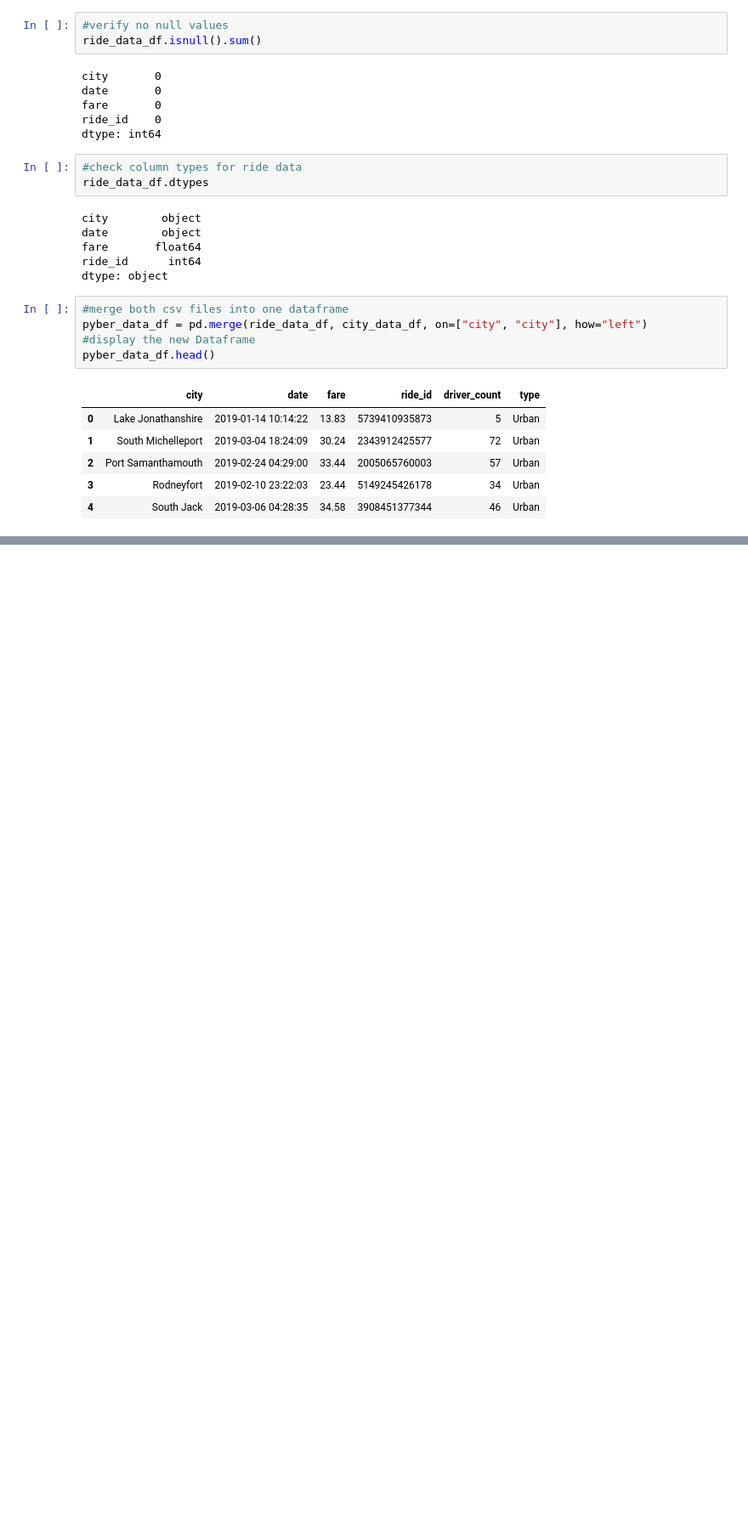
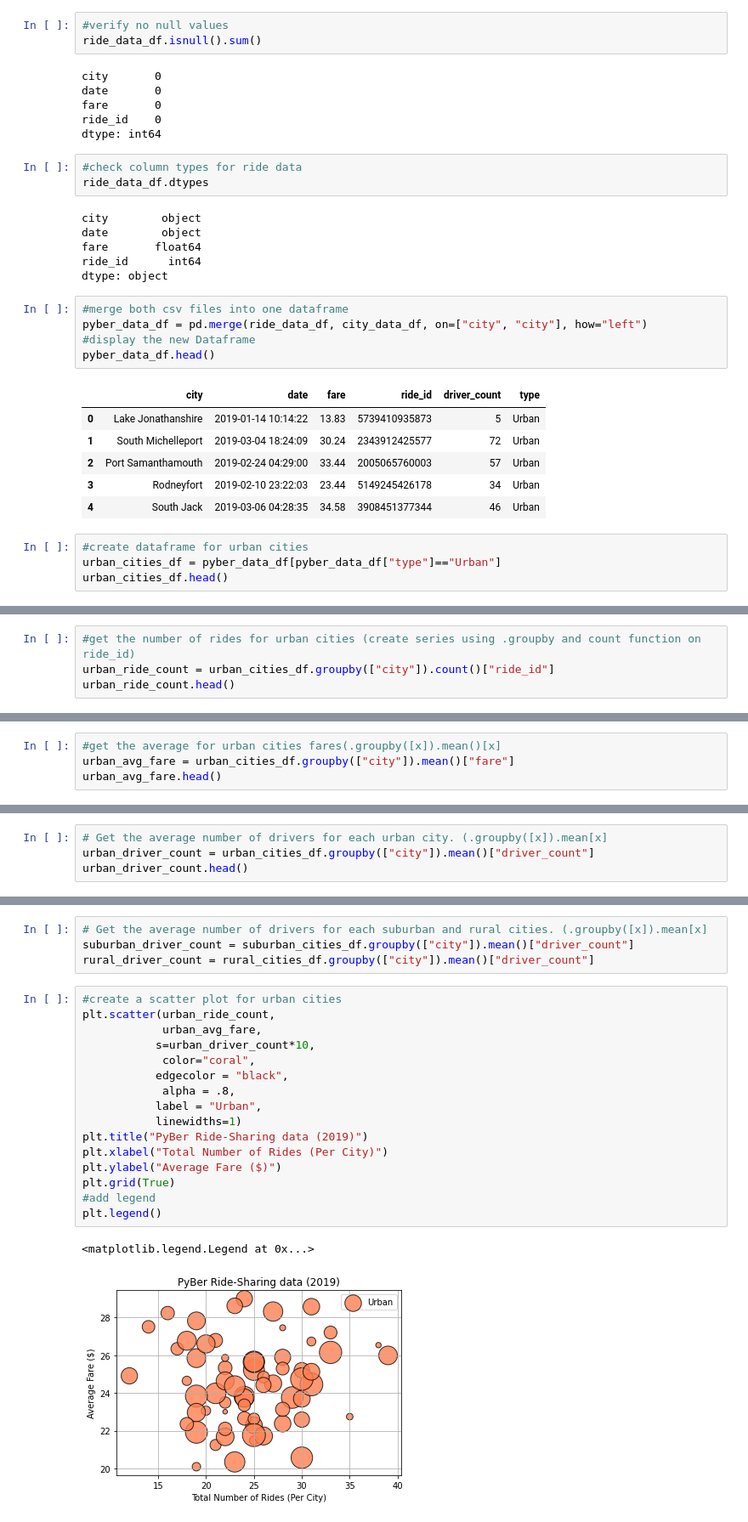
Before and after one commit to Ajsforlife/Pyber_Analysis, a Jupyter notebook: PyBer.ipynb, the cells around one changed output, grey strips where cells are left out. Shown at 85% size. Saved outputs shown, nothing was run; the diff lists cells and outputs as text; blank space fills up the shorter version.

```diff
--- a/PyBer.ipynb
+++ b/PyBer.ipynb
@@ -124,3 +124,7 @@ pyber_data_df.head()
 | 2 | Port Samanthamouth | 2019-02-24 04:29:00 | 33.44 | 2005065760003 | 57 | Urban |
 | 3 | Rodneyfort | 2019-02-10 23:22:03 | 23.44 | 5149245426178 | 34 | Urban |
 | 4 | South Jack | 2019-03-06 04:28:35 | 34.58 | 3908451377344 | 46 | Urban |
+# %%
+#create dataframe for urban cities
+urban_cities_df = pyber_data_df[pyber_data_df["type"]=="Urban"]
+urban_cities_df.head()
@@ -126,0 +151,4 @@ pyber_data_df.head()
+# %%
+#get the number of rides for urban cities (create series using .groupby and count function on ride_id)
+urban_ride_count = urban_cities_df.groupby(["city"]).count()["ride_id"]
+urban_ride_count.head()
@@ -126,0 +167,4 @@ pyber_data_df.head()
+# %%
+#get the average for urban cities fares(.groupby([x]).mean()[x]
+urban_avg_fare = urban_cities_df.groupby(["city"]).mean()["fare"]
+urban_avg_fare.head()
@@ -126,0 +183,4 @@ pyber_data_df.head()
+# %%
+# Get the average number of drivers for each urban city. (.groupby([x]).mean[x]
+urban_driver_count = urban_cities_df.groupby(["city"]).mean()["driver_count"]
+urban_driver_count.head()
@@ -126,0 +195,23 @@ pyber_data_df.head()
+# %%
+# Get the average number of drivers for each suburban and rural cities. (.groupby([x]).mean[x]
+suburban_driver_count = suburban_cities_df.groupby(["city"]).mean()["driver_count"]
+rural_driver_count = rural_cities_df.groupby(["city"]).mean()["driver_count"]
+# %%
+#create a scatter plot for urban cities
+plt.scatter(urban_ride_count,
+            urban_avg_fare,
+           s=urban_driver_count*10,
+            color="coral",
+           edgecolor = "black",
+            alpha = .8,
+           label = "Urban",
+           linewidths=1)
+plt.title("PyBer Ride-Sharing data (2019)")
+plt.xlabel("Total Number of Rides (Per City)")
+plt.ylabel("Average Fare ($)")
+plt.grid(True)
+#add legend
+plt.legend()
+# %% [output]
+<matplotlib.legend.Legend at 0x...>
+[figure, added]
```
Also changed, not shown: parts of 11 cells of this notebook, 1 other file.
